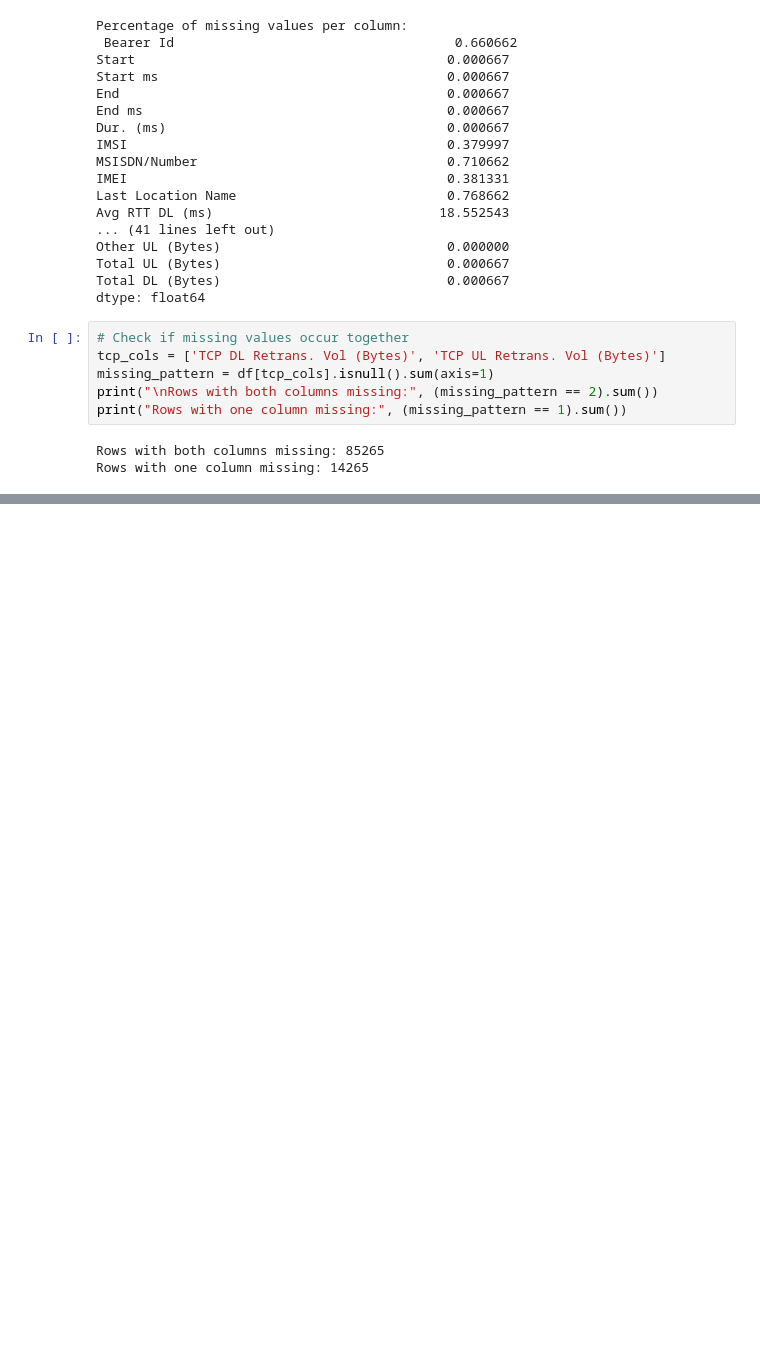
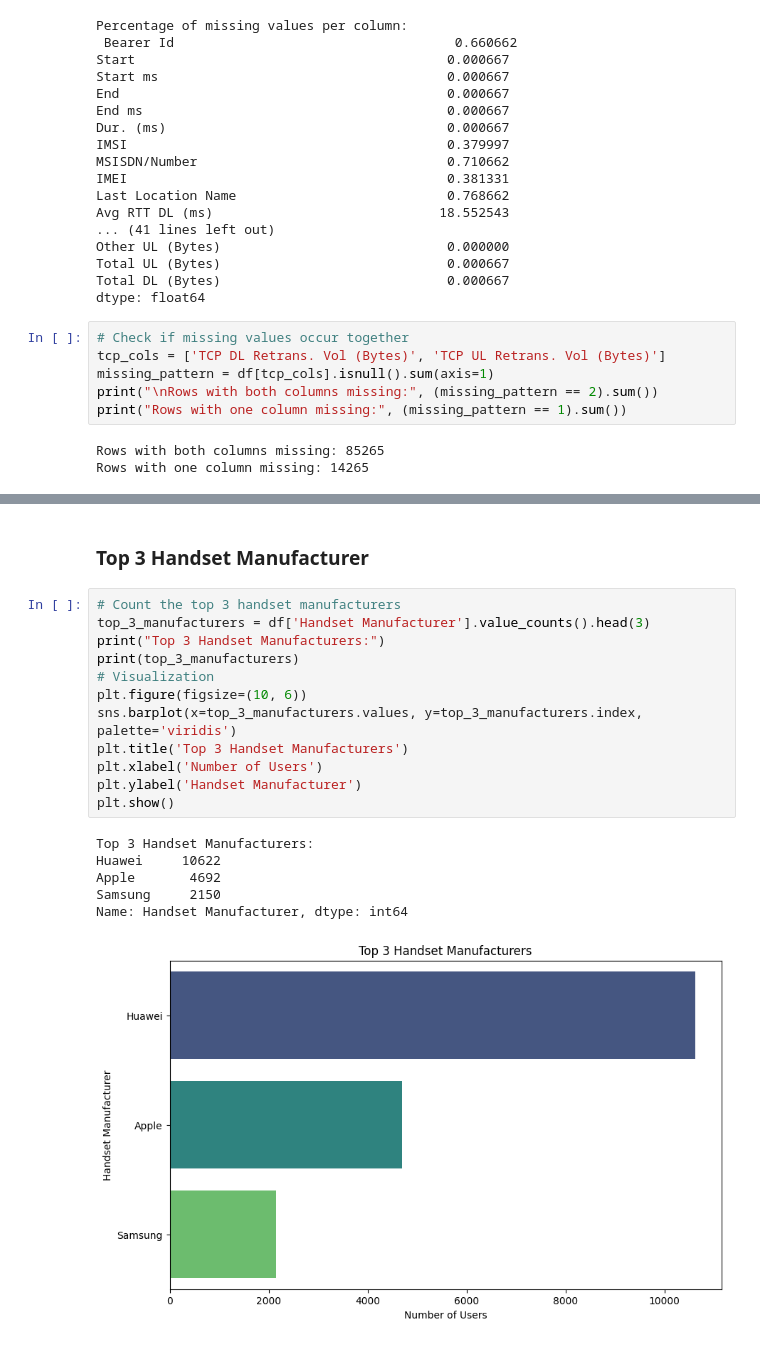
Before and after one commit to kaleabb266/tellco-telecom-analytics, a Jupyter notebook: notebooks/EDA.ipynb, the cells around one changed output, grey strips where cells are left out. Cells and saved outputs as stored; diff of their text form; blank space fills up the shorter version.

```diff
--- a/notebooks/EDA.ipynb
+++ b/notebooks/EDA.ipynb
@@ -124,0 +181,21 @@ Rows with one column missing: 14265
+# %% [markdown]
+### Top 3 Handset Manufacturer
+# %%
+# Count the top 3 handset manufacturers
+top_3_manufacturers = df['Handset Manufacturer'].value_counts().head(3)
+print("Top 3 Handset Manufacturers:")
+print(top_3_manufacturers)
+# Visualization
+plt.figure(figsize=(10, 6))
+sns.barplot(x=top_3_manufacturers.values, y=top_3_manufacturers.index, palette='viridis')
+plt.title('Top 3 Handset Manufacturers')
+plt.xlabel('Number of Users')
+plt.ylabel('Handset Manufacturer')
+plt.show()
+# %% [output]
+Top 3 Handset Manufacturers:
+Huawei     10622
+Apple       4692
+Samsung     2150
+Name: Handset Manufacturer, dtype: int64
+[figure, added]
```
Also changed, not shown: parts of 12 cells of this notebook.
